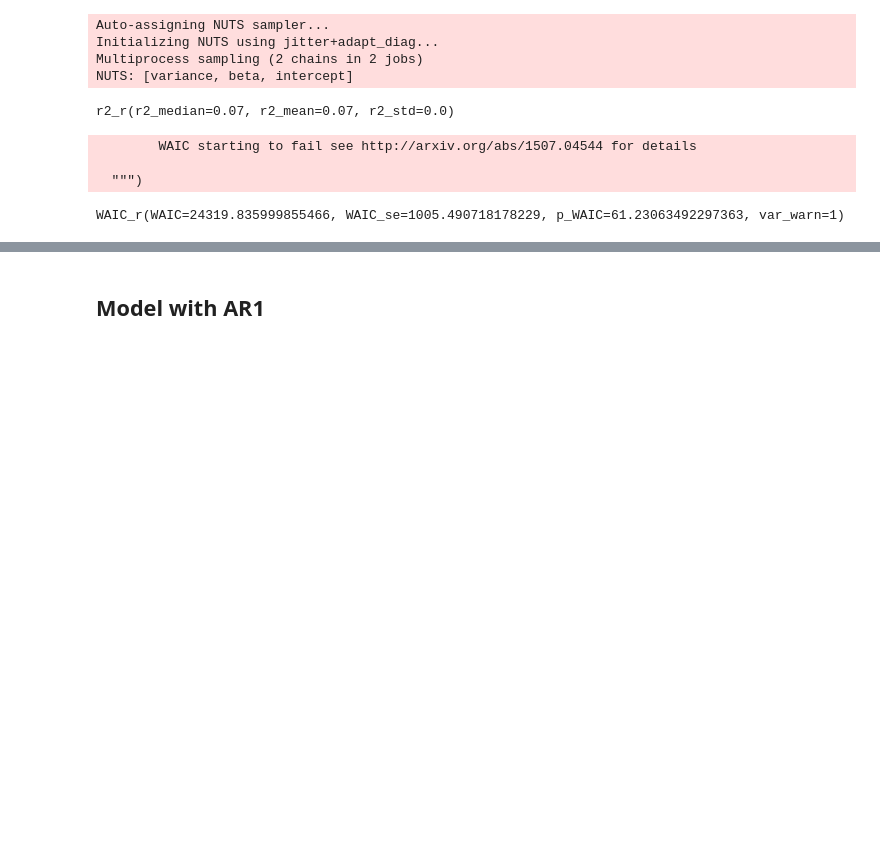
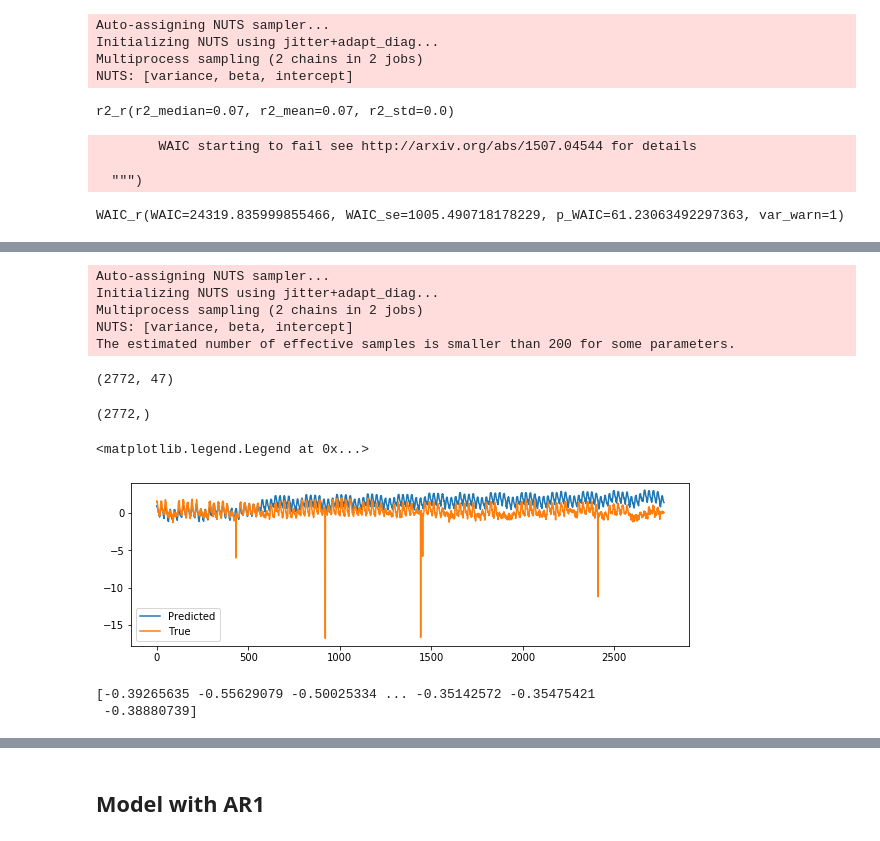
Before and after one commit to FangFeng-077/great-energy-predictor, a Jupyter notebook: hw_7_update.ipynb, the cells around one changed output, grey strips where cells are left out. Cells and saved outputs as stored; diff of their text form; code cells hidden in the pictures; blank space fills up the shorter version.

Commit message:
time model

```diff
--- a/hw_7_update.ipynb
+++ b/hw_7_update.ipynb
@@ -345,0 +533,59 @@ WAIC_r(WAIC=24319.835999855466, WAIC_se=1005.490718178229, p_WAIC=61.23063492297
+# %%
+predictors_time = ['air_temperature', 'dew_temperature',
+       'precip_depth_1_hr', 'sea_level_pressure', 'wind_direction',
+       'wind_speed', 'month 2', 'month 3', 'month 4', 'month 5', 'month 6',
+       'month 7', 'month 8', 'month 9', 'month 10', 'month 11', 'month 12',
+       'day 1', 'day 2', 'day 3', 'day 4', 'day 5', 'day 6', 'hour 1',
+       'hour 2', 'hour 3', 'hour 4', 'hour 5', 'hour 6', 'hour 7', 'hour 8',
+       'hour 9', 'hour 10', 'hour 11', 'hour 12', 'hour 13', 'hour 14',
+       'hour 15', 'hour 16', 'hour 17', 'hour 18', 'hour 19', 'hour 20',
+       'hour 21', 'hour 22', 'hour 23', 'ts']
+# %%
+multiple_model_time = pm.Model()
+with multiple_model_time:
+    intercept = pm.Normal('intercept')
+    beta      = pm.Normal('beta', shape=len(predictors_time))
+#    beta_dynamic = pm.Normal('beta_dynamic')
+    variance  = pm.InverseGamma('variance', alpha=0.1, beta=0.1)
+    sd        = pm.Deterministic('sd', variance**0.5)
+    yhat1  = pm.Deterministic('yhat1',intercept + pm.math.dot(x_shared, beta))
+    y   = pm.Normal('y', mu=yhat1, sd=sd, observed=y_shared)
+
+    trace1 = pm.sample()
+# %% [output]
+Auto-assigning NUTS sampler...
+Initializing NUTS using jitter+adapt_diag...
+Multiprocess sampling (2 chains in 2 jobs)
+NUTS: [variance, beta, intercept]
+The estimated number of effective samples is smaller than 200 for some parameters.
+# %%
+test.shape
+# %% [output]
+(2772, 47)
+# %%
+df_final['meter_reading'][6000:].shape
+# %% [output]
+(2772,)
+# %%
+x_shared.set_value(test.values)
+y_shared.set_value(df_final['meter_reading'][6000:].values)
+
+with multiple_model_time:
+    post_pred = pm.sample_posterior_predictive(trace1, samples=1000)
+# %%
+y_pred=post_pred['y'].mean(axis = 0)
+# %%
+#n = 1000
+plt.figure(figsize=(10,3))
+plt.plot(y_pred,label='Predicted')
+plt.plot(df_final['meter_reading'].values[6000:],label='True')
+plt.legend()
+# %% [output]
+<matplotlib.legend.Legend at 0x...>
+[figure, added]
+# %%
+sample_mean_time = trace1['yhat1'].mean(axis = 0)
+print(sample_mean_time)
+# %% [output]
+[-0.39265635 -0.55629079 -0.50025334 ... -0.35142572 -0.35475421
+ -0.38880739]
```
Also changed, not shown: parts of 33 cells of this notebook.
